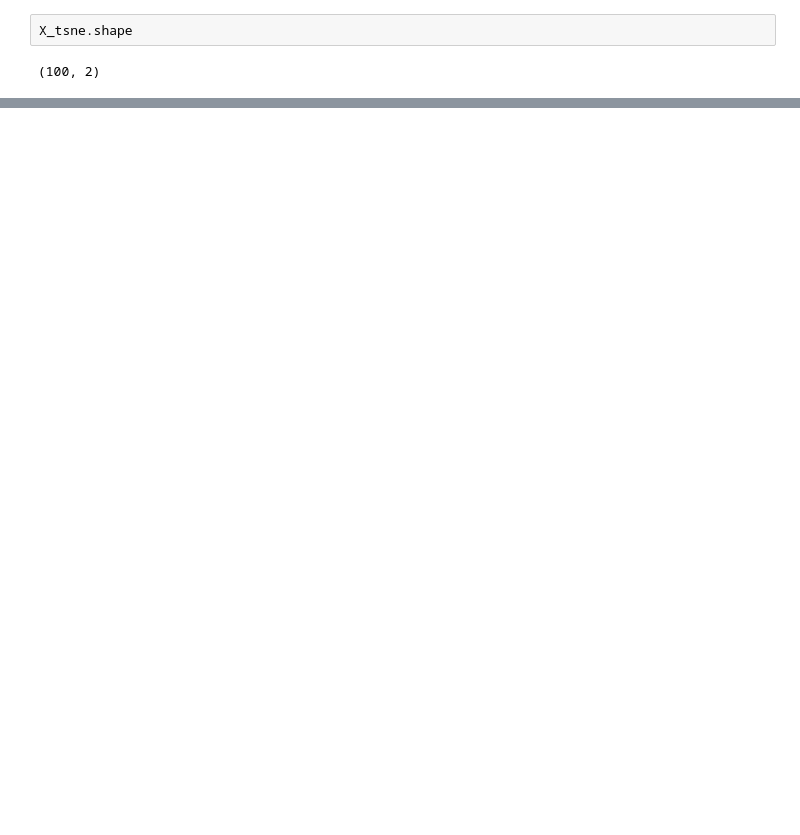
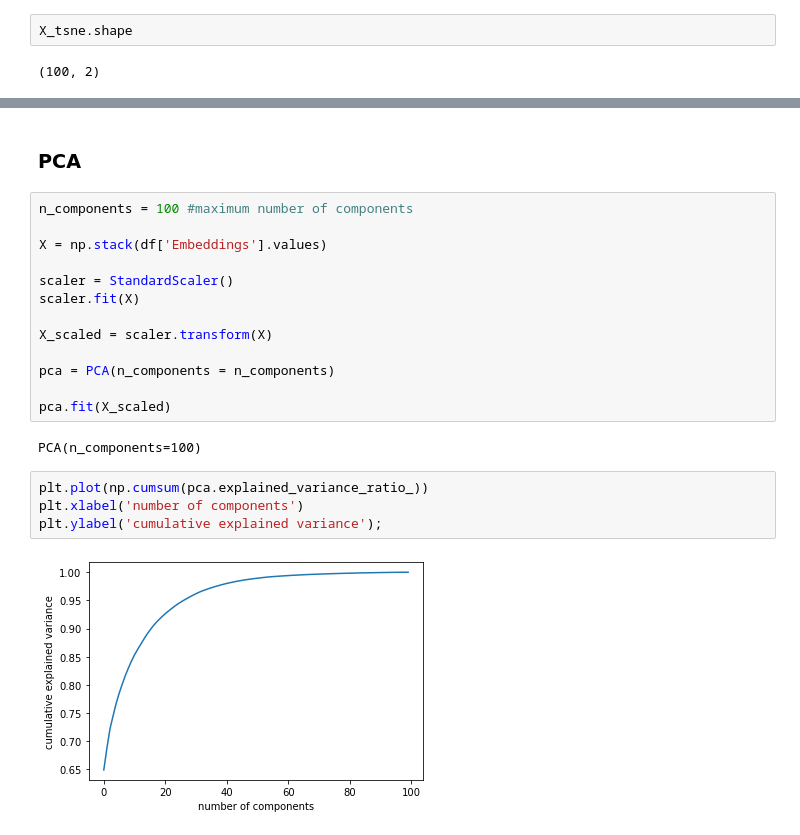
Before and after one commit to Speech-Recognition-PK/Speech-Recognition, a Jupyter notebook: DLAS_VGGVox_Model.ipynb, the cells around one changed output, grey strips where cells are left out. Drawn from its saved outputs; the diff is of its cells as text; blank space fills up the shorter version.

```diff
--- a/DLAS_VGGVox_Model.ipynb
+++ b/DLAS_VGGVox_Model.ipynb
@@ -557,0 +441,23 @@ plt.scatter(X_tsne[:,0] ,X_tsne[:,1], c = color)
+# %% [markdown]
+### PCA
+# %%
+n_components = 100 #maximum number of components
+
+X = np.stack(df['Embeddings'].values)
+
+scaler = StandardScaler()
+scaler.fit(X)
+
+X_scaled = scaler.transform(X)
+
+pca = PCA(n_components = n_components)
+
+pca.fit(X_scaled)
+# %% [output]
+PCA(n_components=100)
+# %%
+plt.plot(np.cumsum(pca.explained_variance_ratio_))
+plt.xlabel('number of components')
+plt.ylabel('cumulative explained variance');
+# %% [output]
+[figure, added]
```
Also changed, not shown: parts of 24 cells of this notebook, 1 other file.
